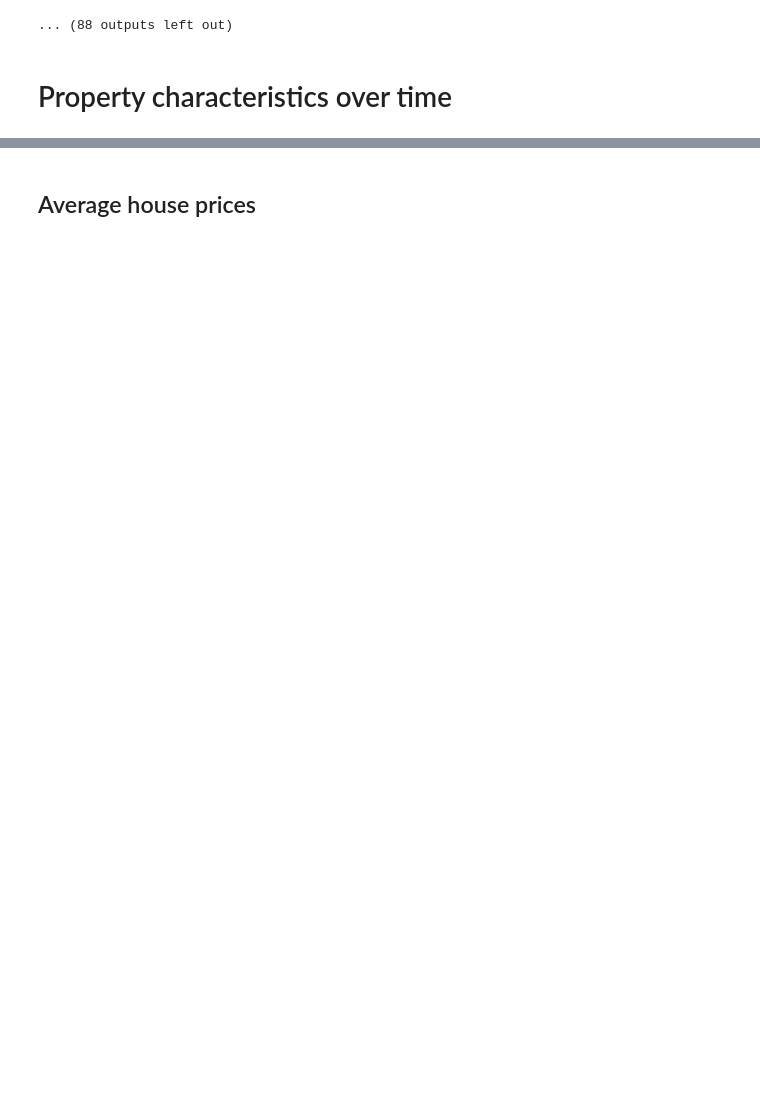
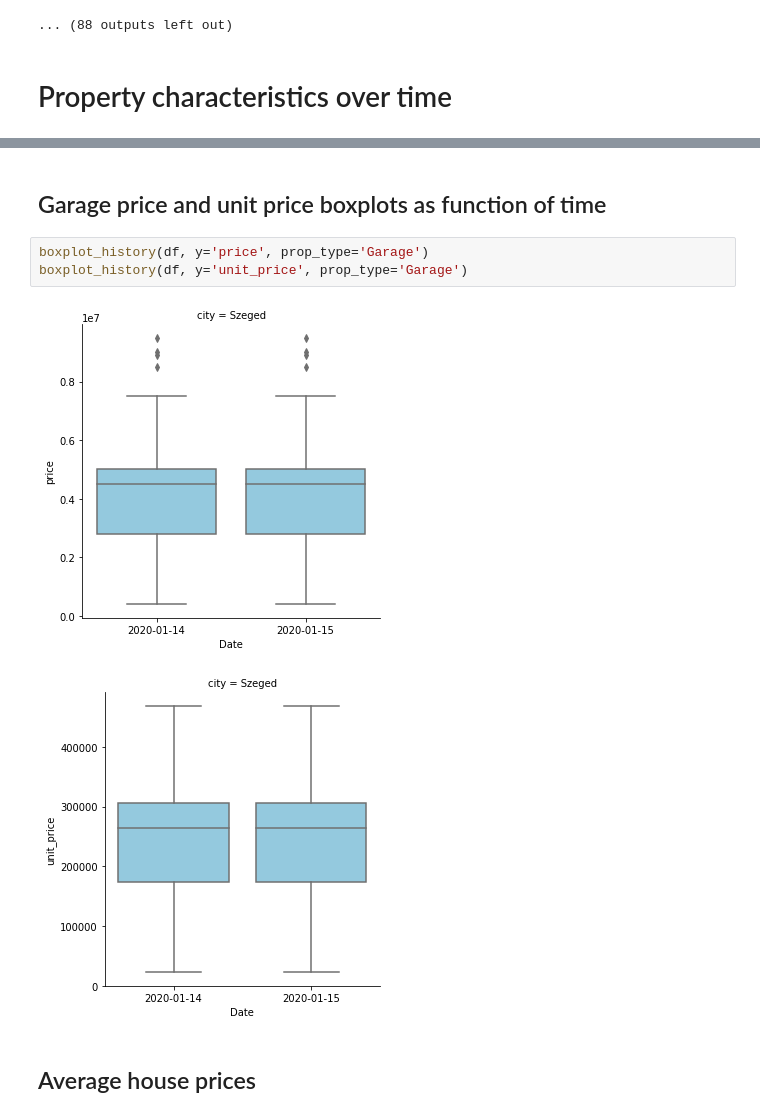
Before and after one commit to diveki/Property-finder, a Jupyter notebook: Summary_for_flats_template.ipynb, the cells around one changed output, grey strips where cells are left out. Drawn from its saved outputs; the diff is of its cells as text; blank space fills up the shorter version.

```diff
--- a/Summary_for_flats_template.ipynb
+++ b/Summary_for_flats_template.ipynb
@@ -33,3 +65,11 @@ Reloaded
+# %% [markdown]
+## Garage price and unit price boxplots as function of time
+# %%
+boxplot_history(df, y='price', prop_type='Garage')
+boxplot_history(df, y='unit_price', prop_type='Garage')
+# %% [output]
+[figure, added]
+[figure, added]
 # %% [markdown]
 ## Average house prices
 # %%
```
Also changed, not shown: parts of 19 cells of this notebook, 11 other files.
